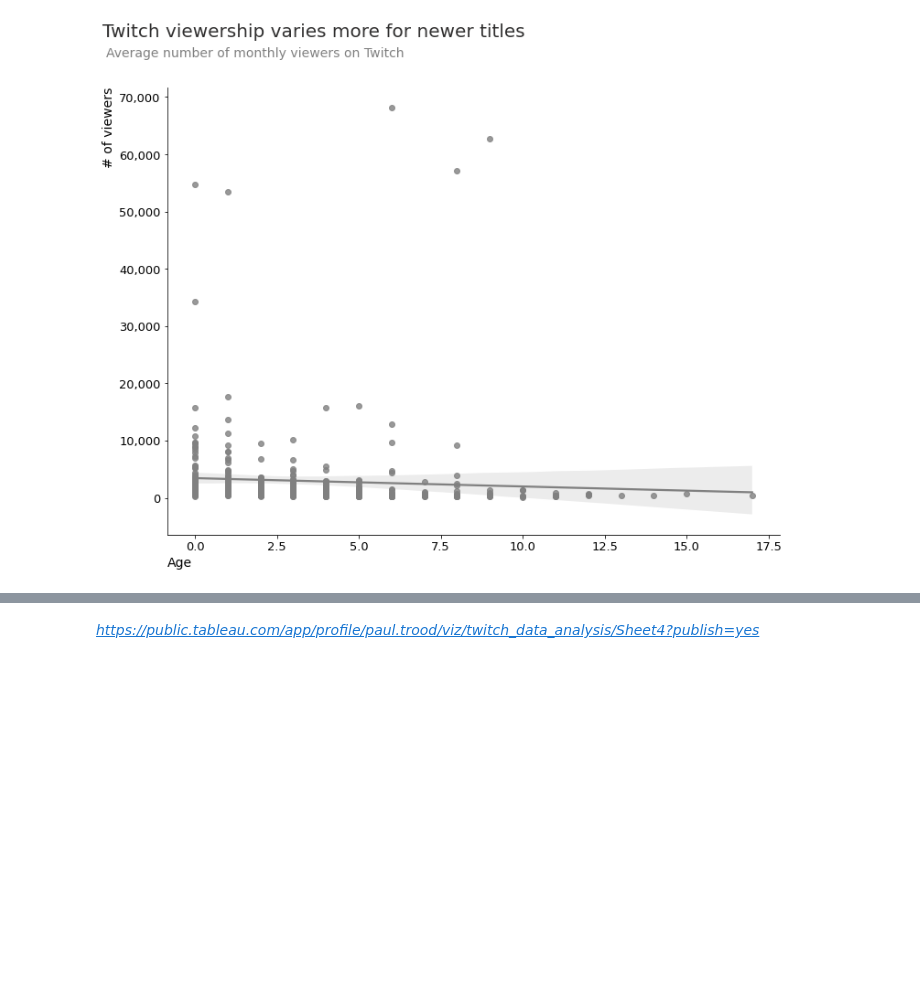
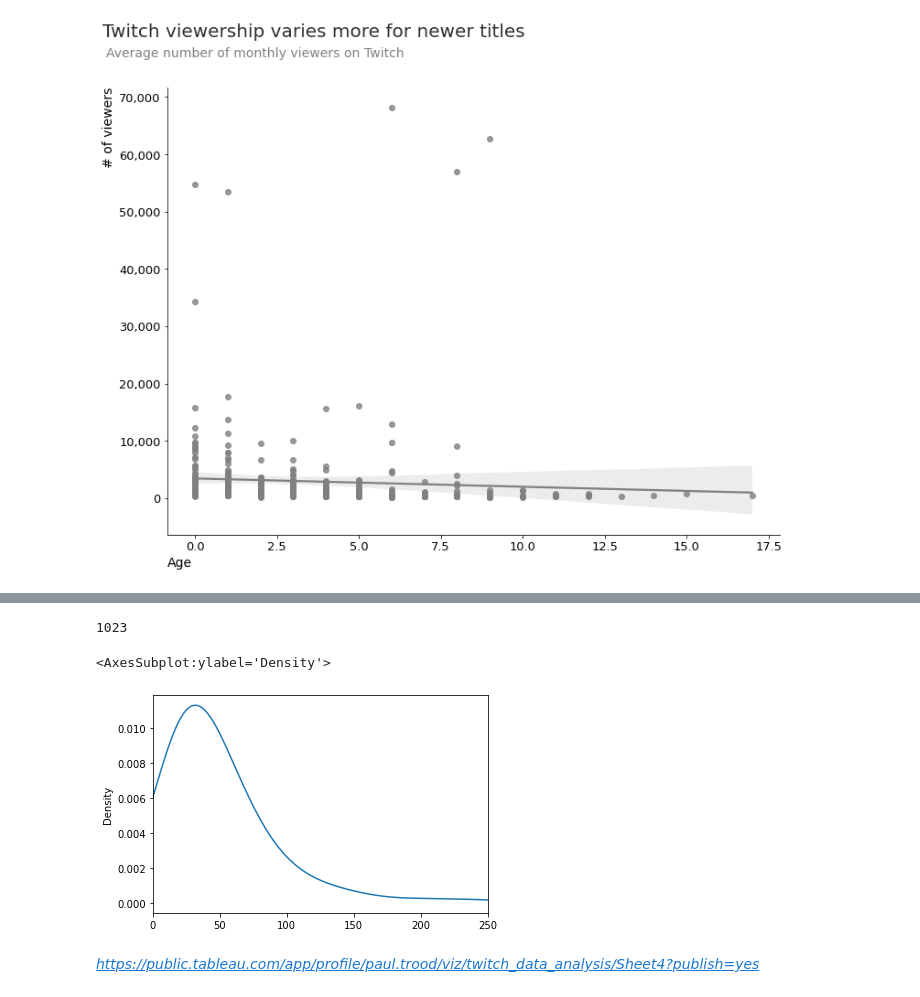
Before and after one commit to paul-trood/Portfolio-World_Happiness_Report, a Jupyter notebook: 04_data_analysis.ipynb, the cells around one changed output, grey strips where cells are left out. Saved outputs shown, nothing was run; the diff lists cells and outputs as text; code cells hidden in the pictures; blank space fills up the shorter version.

```diff
--- a/04_data_analysis.ipynb
+++ b/04_data_analysis.ipynb
@@ -1013,3 +1011,12 @@ twitch_steam_games_group["Avg_viewer_ratio"].value_counts(bins=20)
+# %%
+twitch_steam_games_group["Avg_viewer_ratio"].max()
+# %% [output]
+1023
+# %%
+twitch_steam_games_group["Avg_viewer_ratio"].plot.kde(xlim=(0,250))
+# %% [output]
+<AxesSubplot:ylabel='Density'>
+[figure, added]
 # %% [markdown]
 *https://public.tableau.com/app/profile/paul.trood/viz/twitch_data_analysis/Sheet4?publish=yes*
 # %% [markdown]
```
Also changed, not shown: parts of 14 cells of this notebook.
